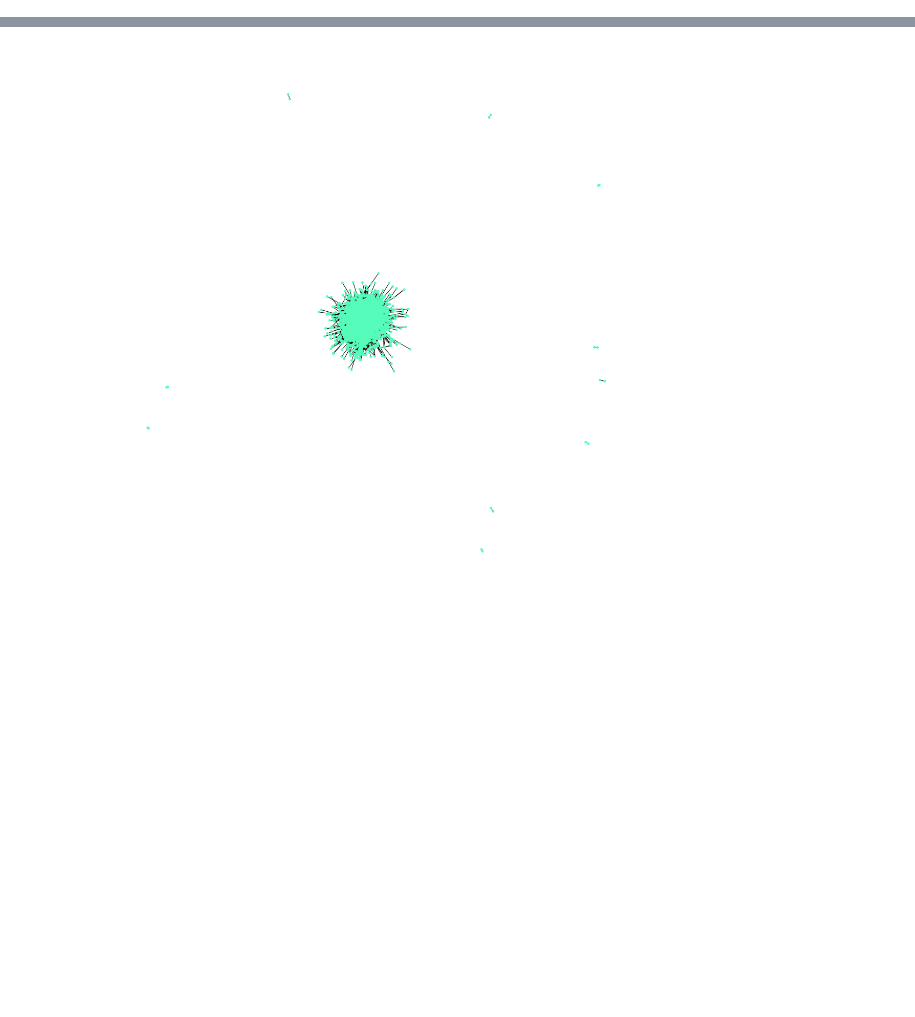
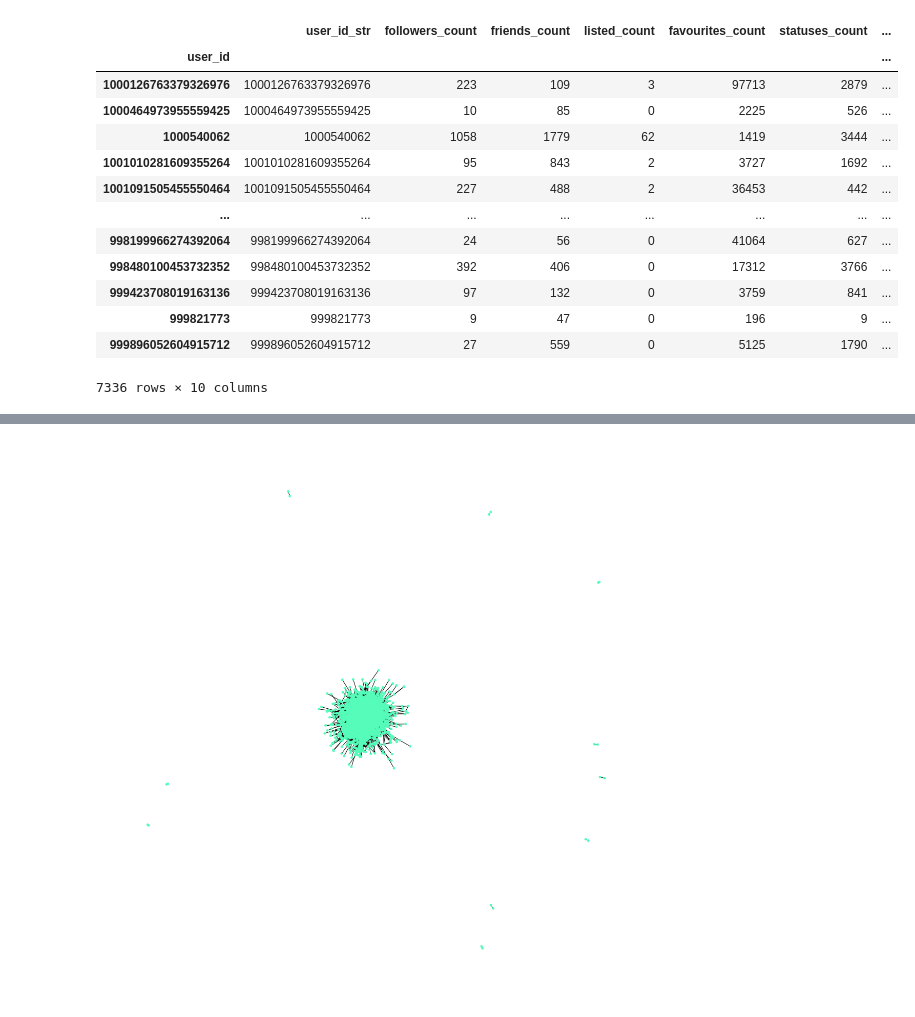
Before and after one commit to andhrelja/twitter-scraper, a Jupyter notebook: notebooks/GraphAnalysyis.ipynb, the cells around one changed output, grey strips where cells are left out. Cells and saved outputs as stored; diff of their text form; code cells hidden in the pictures; blank space fills up the shorter version.

```diff
--- a/notebooks/GraphAnalysyis.ipynb
+++ b/notebooks/GraphAnalysyis.ipynb
@@ -19,3 +32,24 @@ edges_df['target'] = edges_df['target'].replace(nodes_idx)
+# %%
+_nodes = nodes_df
+graph = nx.from_pandas_edgelist(edges_df, source='source', target='target', create_using=None)
+_nodes = nodes_df[nodes_df.index.isin(graph.nodes)]
+# _nodes[['is_covid']].to_dict('index')
+nodes_df[nodes_df.index.isin(graph.nodes)]
+# %% [output]
+|  | user_id_str | followers_count | friends_count | listed_count | favourites_count | statuses_count | ... |
+| user_id |  |  |  |  |  |  | ... |
+| 1000126763379326976 | 1000126763379326976 | 223 | 109 | 3 | 97713 | 2879 | ... |
+| 1000464973955559425 | 1000464973955559425 | 10 | 85 | 0 | 2225 | 526 | ... |
+| 1000540062 | 1000540062 | 1058 | 1779 | 62 | 1419 | 3444 | ... |
+| 1001010281609355264 | 1001010281609355264 | 95 | 843 | 2 | 3727 | 1692 | ... |
+| 1001091505455550464 | 1001091505455550464 | 227 | 488 | 2 | 36453 | 442 | ... |
+| ... | ... | ... | ... | ... | ... | ... | ... |
+| 998199966274392064 | 998199966274392064 | 24 | 56 | 0 | 41064 | 627 | ... |
+| 998480100453732352 | 998480100453732352 | 392 | 406 | 0 | 17312 | 3766 | ... |
+| 999423708019163136 | 999423708019163136 | 97 | 132 | 0 | 3759 | 841 | ... |
+| 999821773 | 999821773 | 9 | 47 | 0 | 196 | 9 | ... |
+| 999896052604915712 | 999896052604915712 | 27 | 559 | 0 | 5125 | 1790 | ... |
+7336 rows × 10 columns
 # %%
 def get_sample_nx_graph(sample_size=None, create_using=None):
     if sample_size:
```
Also changed, not shown: parts of 6 cells of this notebook, 7 other files.
